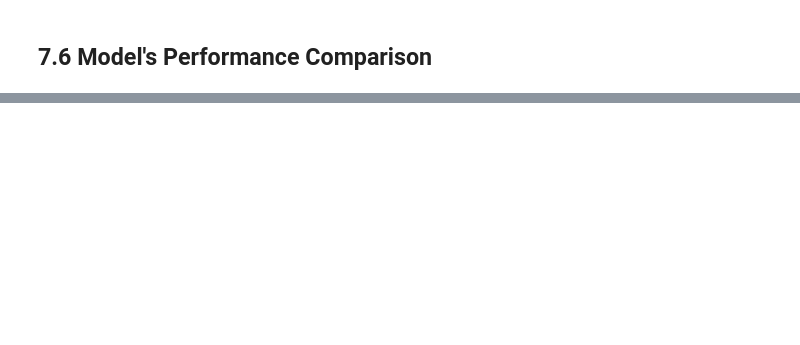
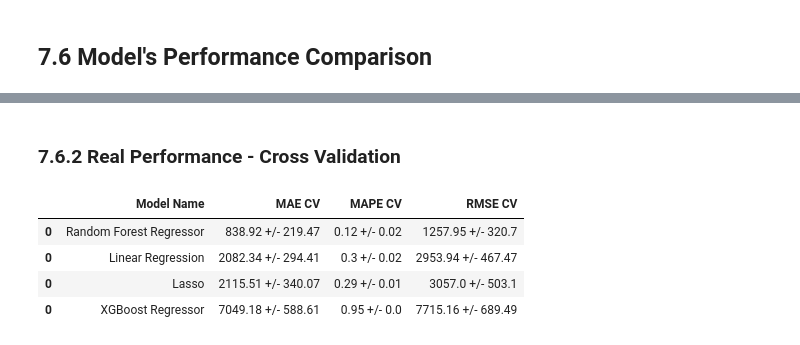
Before and after one commit to andreaugustorossi/Rossmann-Kaggle, a Jupyter notebook: Rossmann_Time_Series.ipynb, the cells around one changed output, grey strips where cells are left out. Cells and saved outputs as stored; diff of their text form; code cells hidden in the pictures; blank space fills up the shorter version.

```diff
--- a/Rossmann_Time_Series.ipynb
+++ b/Rossmann_Time_Series.ipynb
@@ -1266,8 +1265,8 @@ rf_result
 # %% [markdown]
 ### 7.4.1 Random Forest Regressor Cross Validation
 # %%
-rf_result_cv = cross_validation( x_training, 5, 'Random Forest Regressor', rf, verbose = True )
-rf_result_cv
+#rf_result_cv = cross_validation( x_training, 5, 'Random Forest Regressor', rf, verbose = True )
+#rf_result_cv
 # %% [output]
 KFold Number: 5
 
@@ -1313,0 +1333,11 @@ modelling_result.sort_values( 'RMSE' )
+# %% [markdown]
+### 7.6.2 Real Performance - Cross Validation
+# %%
+modelling_result_cv = pd.concat( [ lr_result_cv, lrr_result_cv, rf_result_cv, xgb_result_cv ] )
+modelling_result_cv.sort_values( 'RMSE CV' )
+# %% [output]
+|  | Model Name | MAE CV | MAPE CV | RMSE CV |
+| 0 | Random Forest Regressor | 838.92 +/- 219.47 | 0.12 +/- 0.02 | 1257.95 +/- 320.7 |
+| 0 | Linear Regression | 2082.34 +/- 294.41 | 0.3 +/- 0.02 | 2953.94 +/- 467.47 |
+| 0 | Lasso | 2115.51 +/- 340.07 | 0.29 +/- 0.01 | 3057.0 +/- 503.1 |
+| 0 | XGBoost Regressor | 7049.18 +/- 588.61 | 0.95 +/- 0.0 | 7715.16 +/- 689.49 |
```
Also changed, not shown: parts of 21 cells of this notebook.
